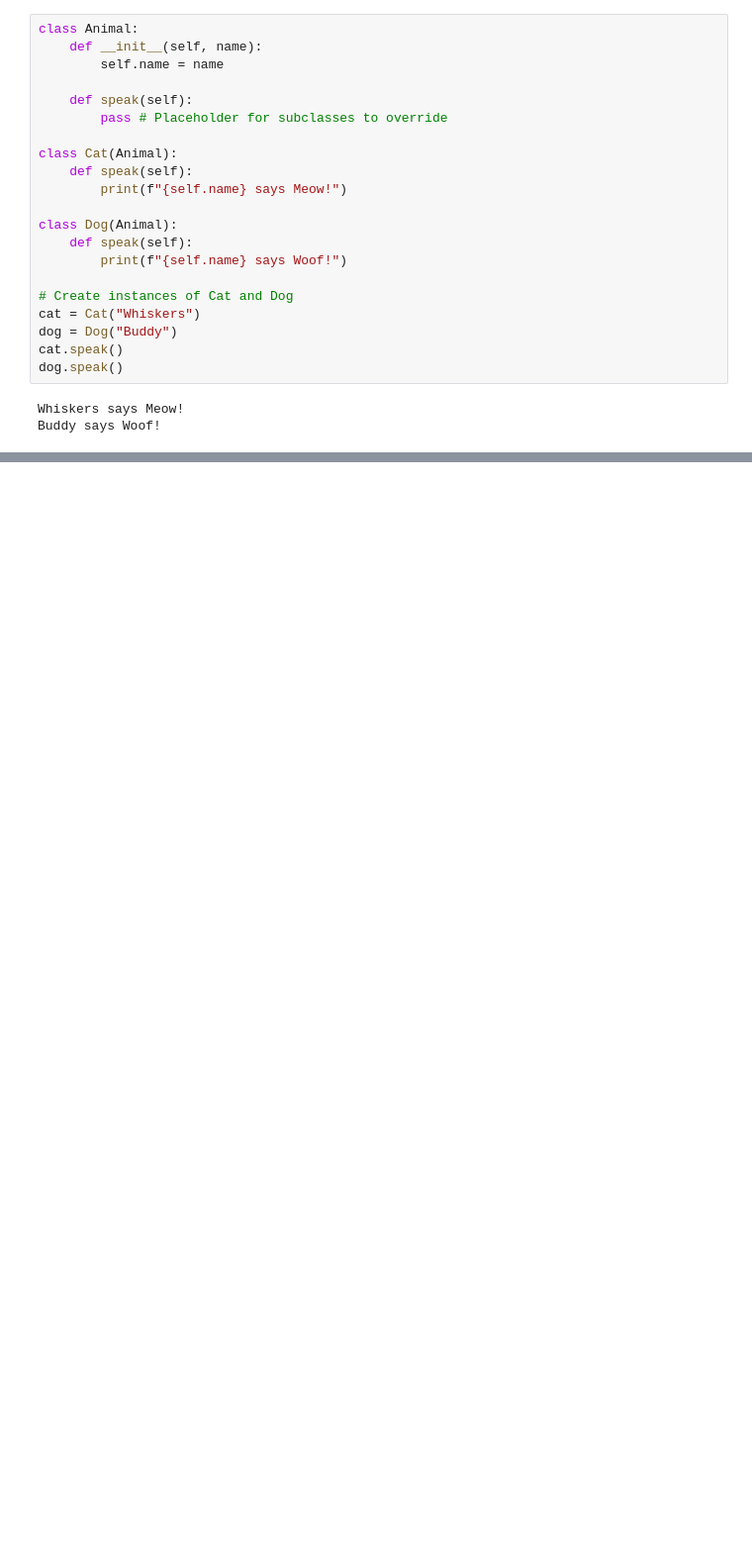
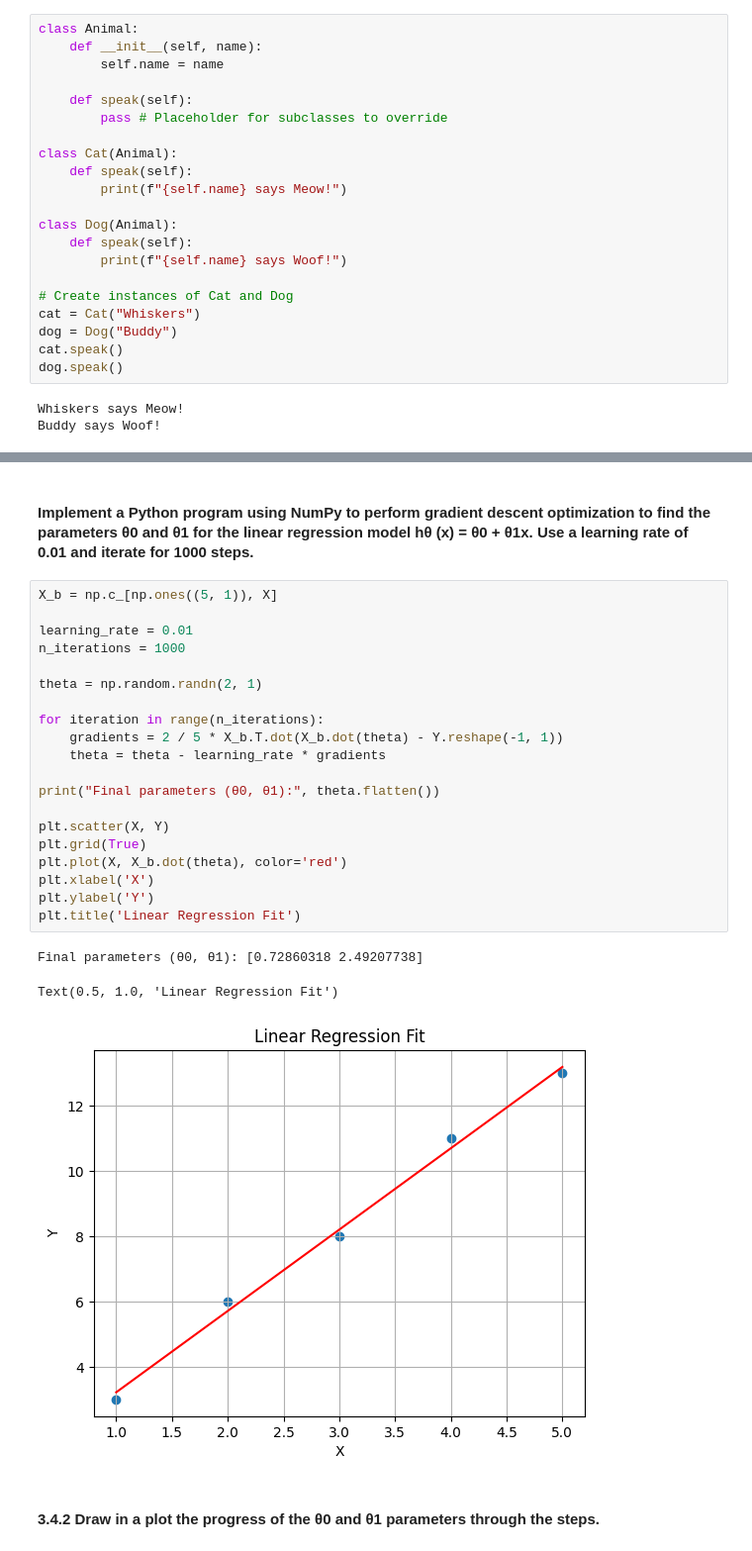
Before and after one commit to undelapaz-rnap-2025I/ejercicios-y-ejemplos-con-numpy-AlcidesBecerra, a Jupyter notebook: rnap_2024_II_exercises_and_examples_numpy.ipynb, the cells around one changed output, grey strips where cells are left out. Shown: that part at 99% size. Saved outputs shown, nothing was run; the diff lists cells and outputs as text; blank space fills up the shorter version.

```diff
--- a/rnap_2024_II_exercises_and_examples_numpy.ipynb
+++ b/rnap_2024_II_exercises_and_examples_numpy.ipynb
@@ -331,0 +472,28 @@ Buddy says Woof!
+# %% [markdown]
+#### Implement a Python program using NumPy to perform gradient descent optimization to find the parameters θ0 and θ1 for the linear regression model hθ (x) = θ0 + θ1x. Use a learning rate of 0.01 and iterate for 1000 steps.
+# %%
+X_b = np.c_[np.ones((5, 1)), X]
+
+learning_rate = 0.01
+n_iterations = 1000
+
+theta = np.random.randn(2, 1)
+
+for iteration in range(n_iterations):
+    gradients = 2 / 5 * X_b.T.dot(X_b.dot(theta) - Y.reshape(-1, 1))
+    theta = theta - learning_rate * gradients
+
+print("Final parameters (θ0, θ1):", theta.flatten())
+
+plt.scatter(X, Y)
+plt.grid(True)
+plt.plot(X, X_b.dot(theta), color='red')
+plt.xlabel('X')
+plt.ylabel('Y')
+plt.title('Linear Regression Fit')
+# %% [output]
+Final parameters (θ0, θ1): [0.72860318 2.49207738]
+Text(0.5, 1.0, 'Linear Regression Fit')
+[figure, added]
+# %% [markdown]
+#### 3.4.2 Draw in a plot the progress of the θ0 and θ1 parameters through the steps.
```
Also changed, not shown: parts of 63 cells of this notebook.
